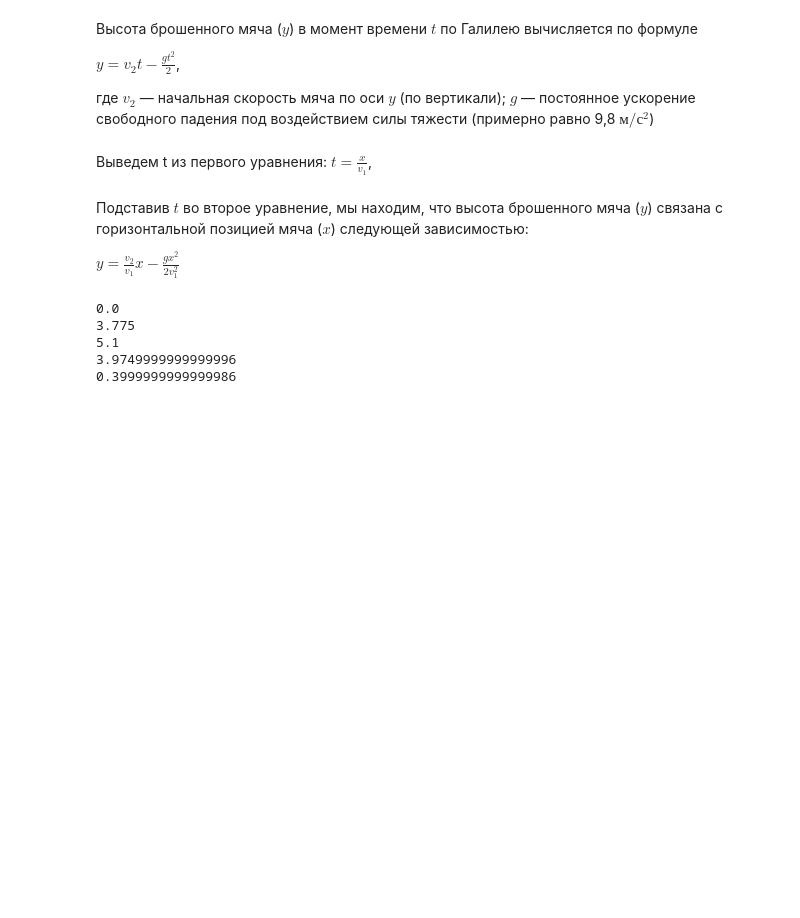
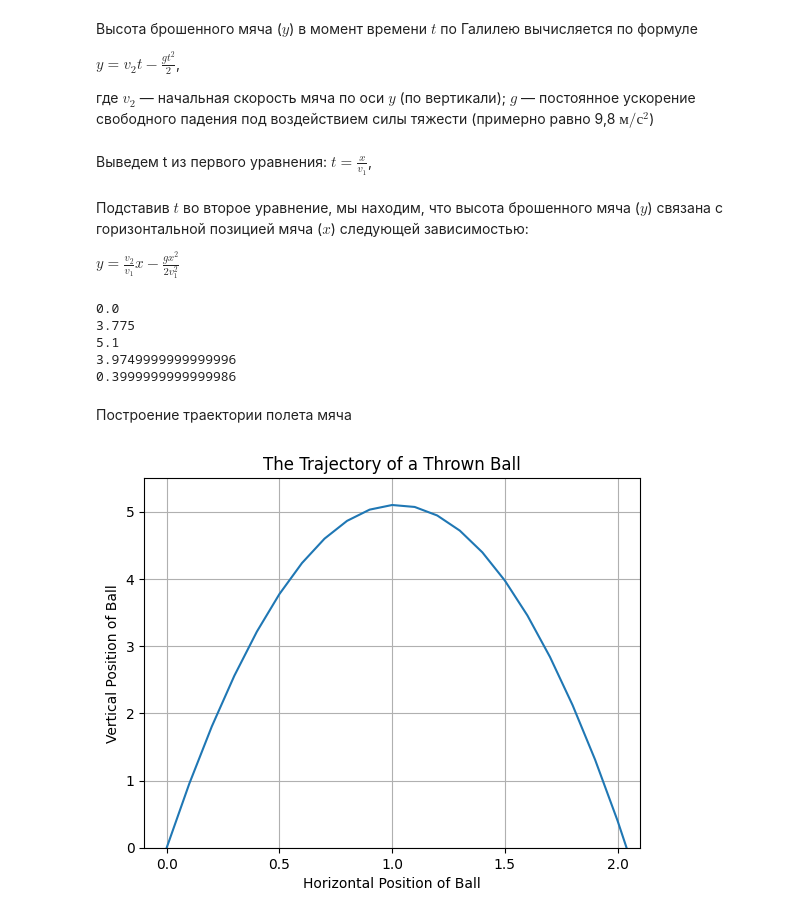
Before and after one commit to aleksmn/PythonMath, a Jupyter notebook: plots/ball_trajectory.ipynb, the cells around one changed output. Saved outputs shown, nothing was run; the diff lists cells and outputs as text; code cells hidden in the pictures; blank space fills up the shorter version.

Commit message:
add plots

```diff
--- a/plots/ball_trajectory.ipynb
+++ b/plots/ball_trajectory.ipynb
@@ -23,10 +23,16 @@ $t = \frac{x}  {v_1}$,
 
 $y = \frac{v_2}{v_1}x - \frac{gx^2}{2v_1^2}$
 # %%
-def ball_trajectory(x):
-    V1 = 1  # начальная горизонтальная скорость мяча (по оси x)
-    V2 = 10  # начальная вертикальная скорость мяча (по оси y)
+def ball_trajectory(x, v1, v2):
+    """Возвращает положение мяча по вертикальной оси (y)
+
+    Параметры:
+    x - положение мяча по горизонтальной оси;
+    v1 - начальная горизонтальная скорость мяча (по оси x);
+    v2 - начальная вертикальная скорость мяча (по оси y)
+    """
+
     g = 9.8 # ускорение свободного падения
-    y = ((V2 / V1) * x) - ((g * x**2) / (2 * V1**2))
+    y = ((v2 / v1) * x) - ((g * x**2) / (2 * v1**2))
     return y
 # %%
@@ -41,3 +47,30 @@ print(ball_trajectory(2))
 5.1
 3.9749999999999996
 0.3999999999999986
+# %% [markdown]
+Построение траектории полета мяча
+# %%
+import matplotlib.pyplot as plt
+import numpy as np
+
+x_list = np.arange(0, 2.2, 0.1)
+y_list = [ball_trajectory(x, 1, 10) for x in x_list]
+
+
+
+plt.plot(x_list, y_list)
+
+plt.title('The Trajectory of a Thrown Ball')
+plt.xlabel('Horizontal Position of Ball')
+plt.ylabel('Vertical Position of Ball')
+
+plt.axis([-0.1, 2.1, 0, 5.5])
+
+plt.xticks(np.arange(0, 2.1, 0.5))
+plt.yticks(np.arange(0, 5.1, 1))
+
+plt.grid(True)
+
+plt.show()
+# %% [output]
+[figure, added]
```
Also changed, not shown: parts of 2 cells of this notebook.
